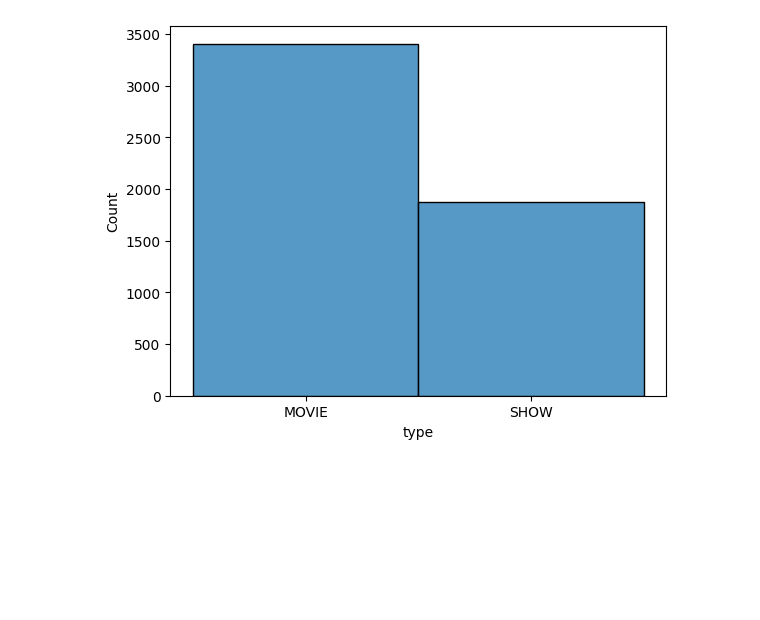
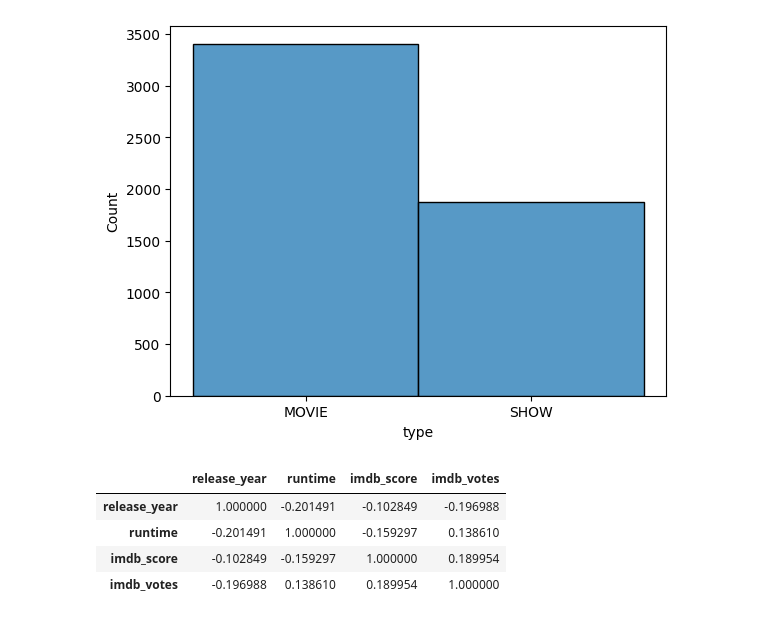
Before and after one commit to AllaKop/Netflix_IMDB_Scores, a Jupyter notebook: Netflix.ipynb, the cells around one changed output. Cells and saved outputs as stored; diff of their text form; code cells hidden in the pictures; blank space fills up the shorter version.

```diff
--- a/Netflix.ipynb
+++ b/Netflix.ipynb
@@ -194,3 +236,27 @@ sns.histplot(netflix['type'])
 # %% [output]
 <Axes: xlabel='type', ylabel='Count'>
 [figure]
+# %%
+""" Correlation for numerical columns in Netflix dataframe """
+
+"""
+The correlation coefficient is a statistical measure of the strength of a linear relationship between two variables.
+Its values can range from -1 to 1.
+Values between 0.7 and 1.0 (−0.7 and −1.0) indicate a strong positive (negative) linear relationship through a firm linear rule.
+
+"""
+
+# creating Netflix dataframe only with numerical data
+numerical_columns = ['release_year','runtime','imdb_score', 'imdb_votes']
+numerical_netflix = netflix[numerical_columns]
+
+# calculating correlation coefficient
+numerical_netflix.corr()
+
+# No strong positive or negative correlation
+# %% [output]
+|  | release_year | runtime | imdb_score | imdb_votes |
+| release_year | 1.000000 | -0.201491 | -0.102849 | -0.196988 |
+| runtime | -0.201491 | 1.000000 | -0.159297 | 0.138610 |
+| imdb_score | -0.102849 | -0.159297 | 1.000000 | 0.189954 |
+| imdb_votes | -0.196988 | 0.138610 | 0.189954 | 1.000000 |
```
Also changed, not shown: parts of 3 cells of this notebook.
